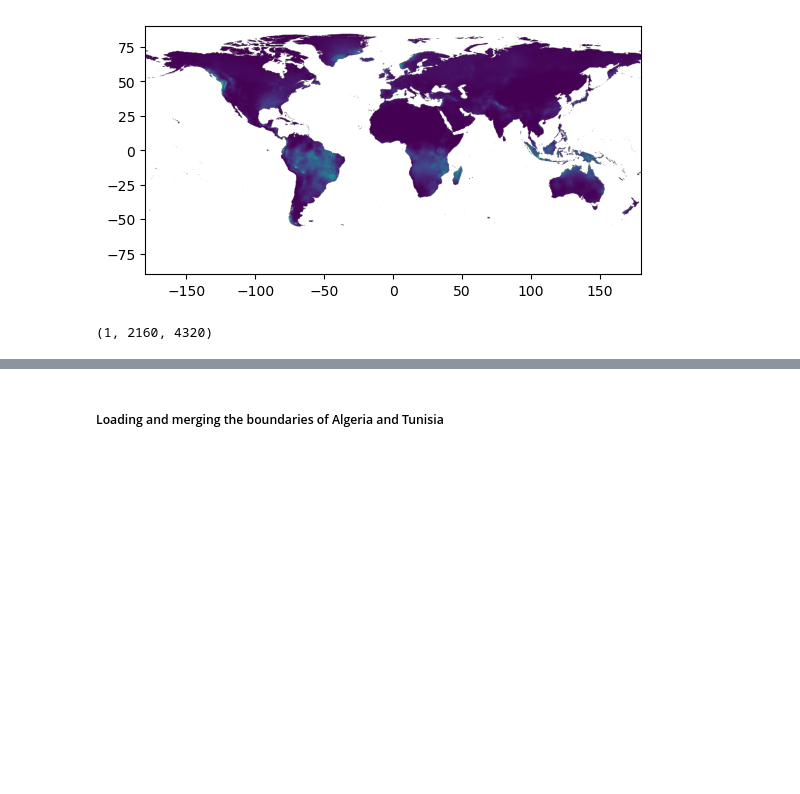
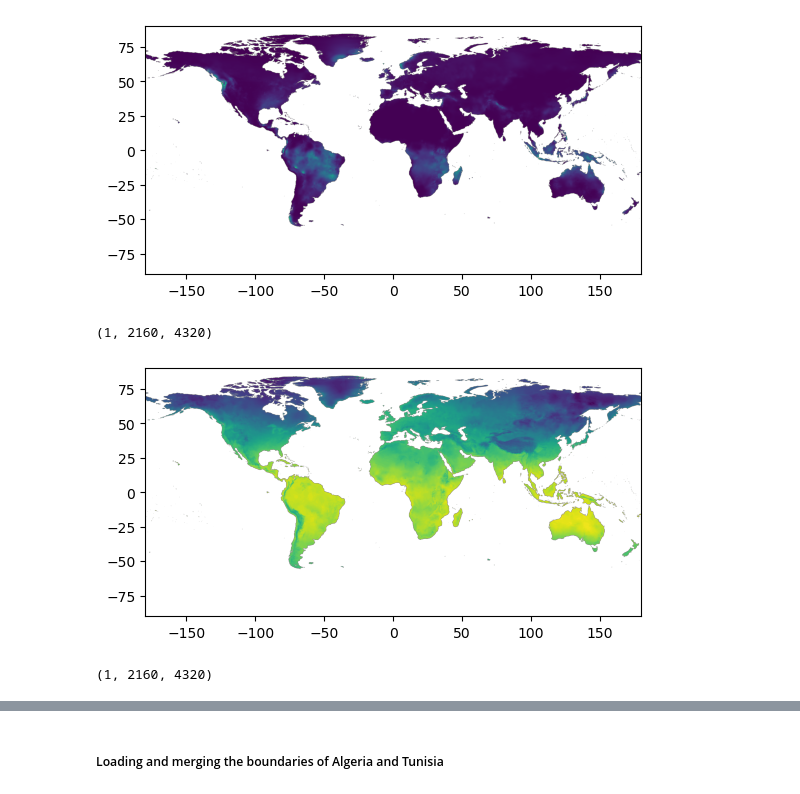
Before and after one commit to b-fatma/S2I-DM, a Jupyter notebook: main.ipynb, the cells around one changed output, grey strips where cells are left out. Cells and saved outputs as stored; diff of their text form; code cells hidden in the pictures; blank space fills up the shorter version.

```diff
--- a/main.ipynb
+++ b/main.ipynb
@@ -234,3 +293,14 @@ print(array.shape)
 # %% [output]
 [figure]
 (1, 2160, 4320)
+# %%
+file = os.path.join(data_folder, data_files["climate_tmin"], "wc2.1_cruts4.09_5m_tmin_2020-01.tif")
+src = rasterio.open(file)
+show(src)
+
+# Checking the number of bands
+array = src.read()
+print(array.shape)
+# %% [output]
+[figure, added]
+(1, 2160, 4320)
```
Also changed, not shown: parts of 35 cells of this notebook, 39 other files.
